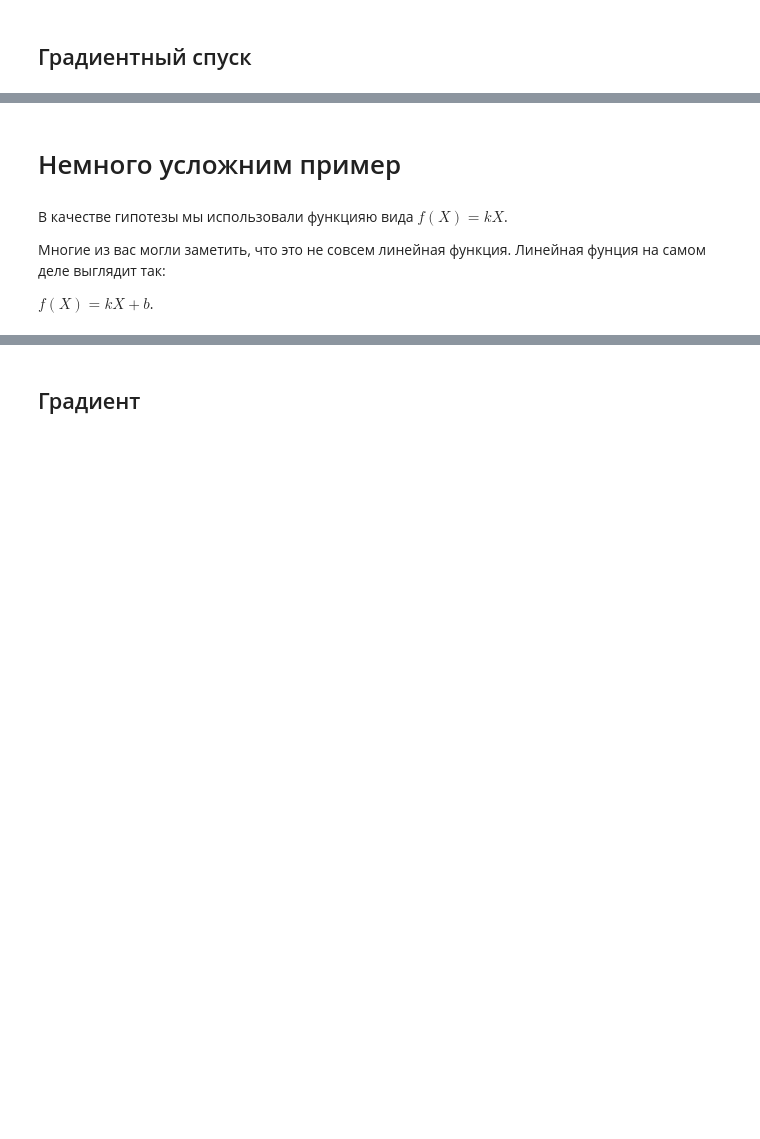
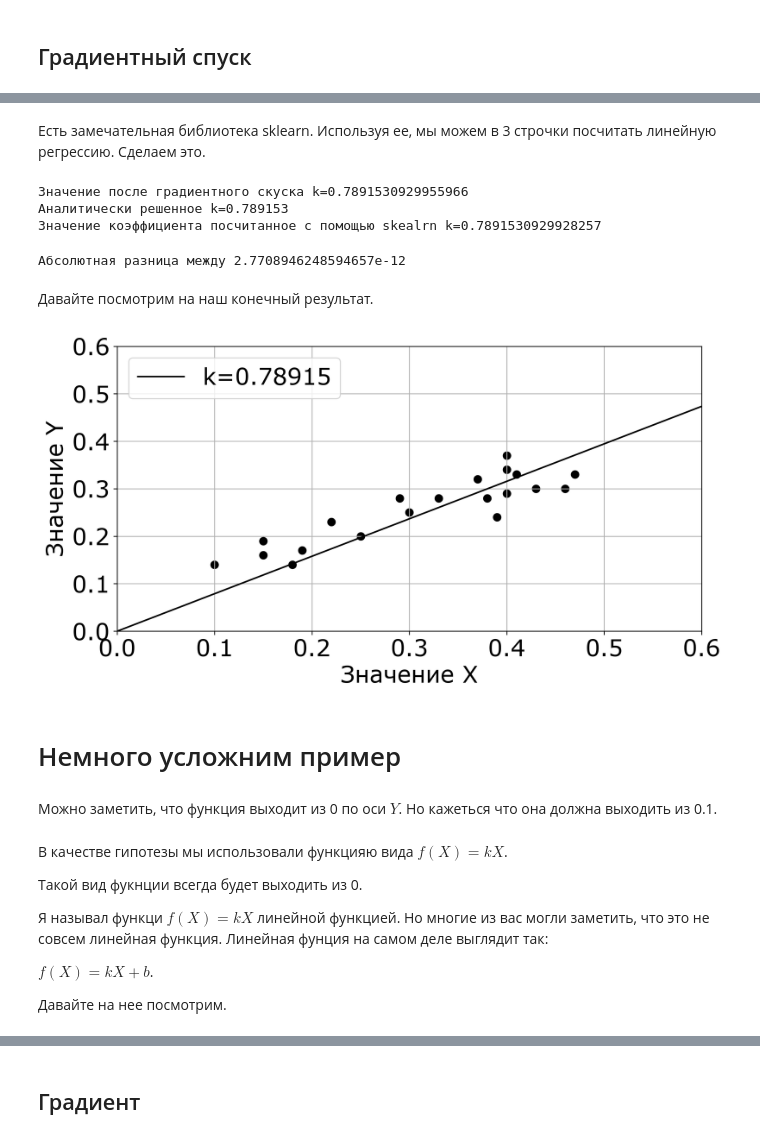
Before and after one commit to mts-machines-learn/ml-course-dec2019, a Jupyter notebook: 4. Линейная регрессия l/Regression_1.ipynb, the cells around one changed output, grey strips where cells are left out. Saved outputs shown, nothing was run; the diff lists cells and outputs as text; code cells hidden in the pictures; blank space fills up the shorter version.

```diff
--- a/4. Линейная регрессия l/Regression_1.ipynb
+++ b/4. Линейная регрессия l/Regression_1.ipynb
@@ -769,0 +896,12 @@ print(gradient_function(k, X, y))
+# %%
+def derivative_function(X, y, k):
+    # С помощью f(X, k) мы находим массив предсказаных значений и вычитаем из него массив реальных выходных значений
+    # Эту разность мы поэлементно умножаем на массив Х
+    # С помощью функции np.mean мы получаем среднее значение массива.
+    # np.mean(X) эквивалентной np.sum(X)/len(X)
+
+    derivative = 2*np.mean((f(X, k) - y) * X)
+    return derivative
+
+k = 1
+print(derivative_function(X, y, k))
@@ -770,12 +939,24 @@ print(gradient_function(k, X, y))
 # %%
-def gradient_descent(k_init, X, y, alpha, iters):
+def gradient_descent(X, y, k_init, alpha, iters):
+
+    # инициализируем начальное значение
     k = k_init
-    for i in range (0, iters):
-        k = k - (alpha * gradient_function(k, X, y))
+
+    # выполняем iters раз
+    for i in range(0, iters):
+        # считаем производную, умножаем ее на коэффициент обучение
+        # меняем коэффициент на значение производной умноженной на альфу
+        k = k - (alpha * derivative_function(X, y, k))
+
+        # Можно заменить на
+        # k -= alpha * derivative_function(X, y, k)
+    # возвращаем посчитанное значение
     return k
 
 k_init = 1.0
 alpha = 1
 iters = 100
-gradient_descent(k_init, X, y, alpha, iters)
+k_gd = gradient_descent(X, y, k_init, alpha, iters)
+
+print(f"Значение после градиентного скуска k={k_gd}")
 # %% [output]
@@ -804,0 +1004,2 @@ array([[0.81109554]])
+# %% [markdown]
+Есть замечательная библиотека sklearn. Используя ее, мы можем в 3 строчки посчитать линейную регрессию. Сделаем это.
@@ -805,11 +1020,35 @@ array([[0.81109554]])
+# %%
+print(f"Значение после градиентного скуска k={k_gd}")
+print(f"Аналитически решенное k={k_a}")
+print(f"Значение коэффициента посчитанное с помощью skealrn k={k_sklearn}")
+# %% [output]
+Значение после градиентного скуска k=0.7891530929955966
+Аналитически решенное k=0.789153
+Значение коэффициента посчитанное с помощью skealrn k=0.7891530929928257
+# %%
+print(f"Абсолютная разница между {abs(k_gd - k_sklearn)}")
+# %% [output]
+Абсолютная разница между 2.7708946248594657e-12
+# %% [markdown]
+Давайте посмотрим на наш конечный результат.
+# %%
+plot_data_and_hyp(X, y, k_gd)
+# %% [output]
+[figure, added]
 # %% [markdown]
 # Немного усложним пример
+# %% [markdown]
+Можно заметить, что функция выходит из 0 по оси $Y$. Но кажеться что она должна выходить из 0.1.
 # %% [markdown]
 В качестве гипотезы мы использовали функцияю вида $f(X) = kX$.
 
-Многие из вас могли заметить, что это не совсем линейная функция. Линейная фунция на самом деле выглядит так:
+Такой вид фукнции всегда будет выходить из 0.
+
+Я называл функци $f(X) = kX$ линейной функцией. Но многие из вас могли заметить, что это не совсем линейная функция. Линейная фунция на самом деле выглядит так:
 
 $f(X) = kX + b$.
+
+Давайте на нее посмотрим.
 # %%
 choose_slope_with_bias(X, y)
 # %% [output]
```
Also changed, not shown: parts of 194 cells of this notebook, 1 other file.
